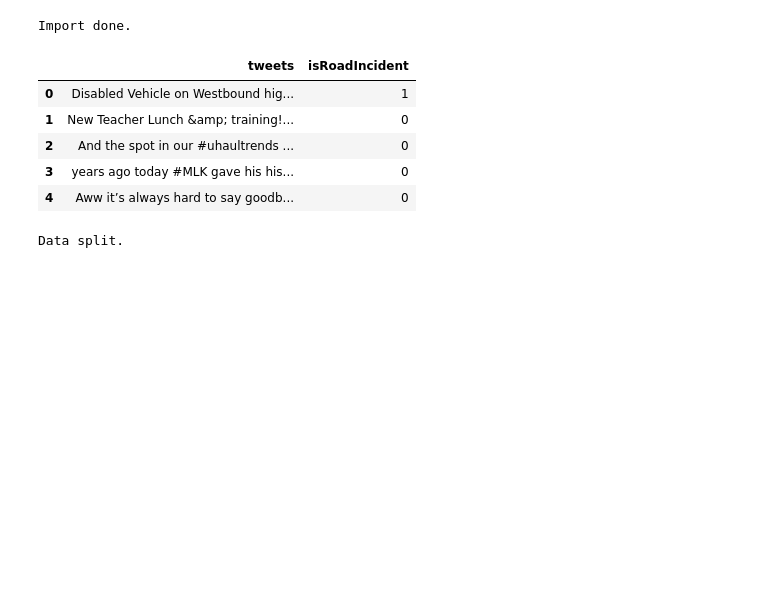
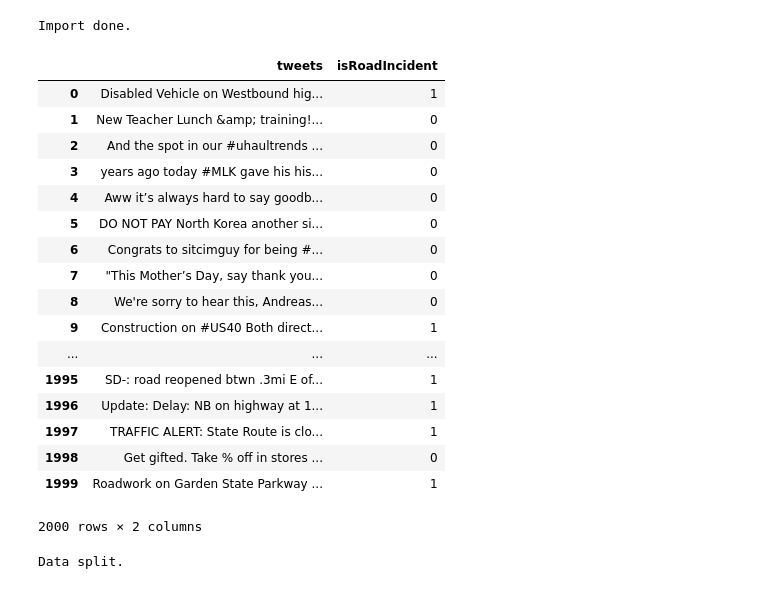
Before and after one commit to clementandreas97/Road-Accident-Detector, a Jupyter notebook: road-incident-detection.ipynb, the cells around one changed output. Saved outputs shown, nothing was run; the diff lists cells and outputs as text; code cells hidden in the pictures; blank space fills up the shorter version.

```diff
--- a/road-incident-detection.ipynb
+++ b/road-incident-detection.ipynb
@@ -26,21 +26,33 @@ Import done.
 # %%
 # Load data
 # Source: Tweets with traffic-related labels for developing a Twitter-based traffic information system.
 # https://data.mendeley.com/datasets/c3xvj5snvv/1
 
 trainingFile = 'tweets/1_TrainingSet_2Class.csv'
 trainCsv = pd.read_csv(trainingFile, sep=",", header=None)
 
-trainingData = pd.DataFrame({'tweets':trainCsv[2], 'isRoadIncident':trainCsv[0]})[['tweets', 'isRoadIncident']]
+trainingData = pd.DataFrame({'tweets':trainCsv[2], 'isRoadIncident':trainCsv[0]})[['tweets', 'isRoadIncident']].head(2000)
 
-trainingData.head()
+trainingData
 # %% [output]
 |  | tweets | isRoadIncident |
 | 0 | Disabled Vehicle on Westbound hig... | 1 |
 | 1 | New Teacher Lunch &amp; training!... | 0 |
 | 2 | And the spot in our #uhaultrends ... | 0 |
 | 3 | years ago today #MLK gave his his... | 0 |
 | 4 | Aww it’s always hard to say goodb... | 0 |
+| 5 | DO NOT PAY North Korea another si... | 0 |
+| 6 | Congrats to sitcimguy for being #... | 0 |
+| 7 | "This Mother’s Day, say thank you... | 0 |
+| 8 | We're sorry to hear this, Andreas... | 0 |
+| 9 | Construction on #US40 Both direct... | 1 |
+| ... | ... | ... |
+| 1995 | SD-: road reopened btwn .3mi E of... | 1 |
+| 1996 | Update: Delay: NB on highway at 1... | 1 |
+| 1997 | TRAFFIC ALERT: State Route is clo... | 1 |
+| 1998 | Get gifted. Take % off in stores ... | 0 |
+| 1999 | Roadwork on Garden State Parkway ... | 1 |
+2000 rows × 2 columns
 # %%
 # Pre-processing
 
```
Also changed, not shown: parts of 4 cells of this notebook.
